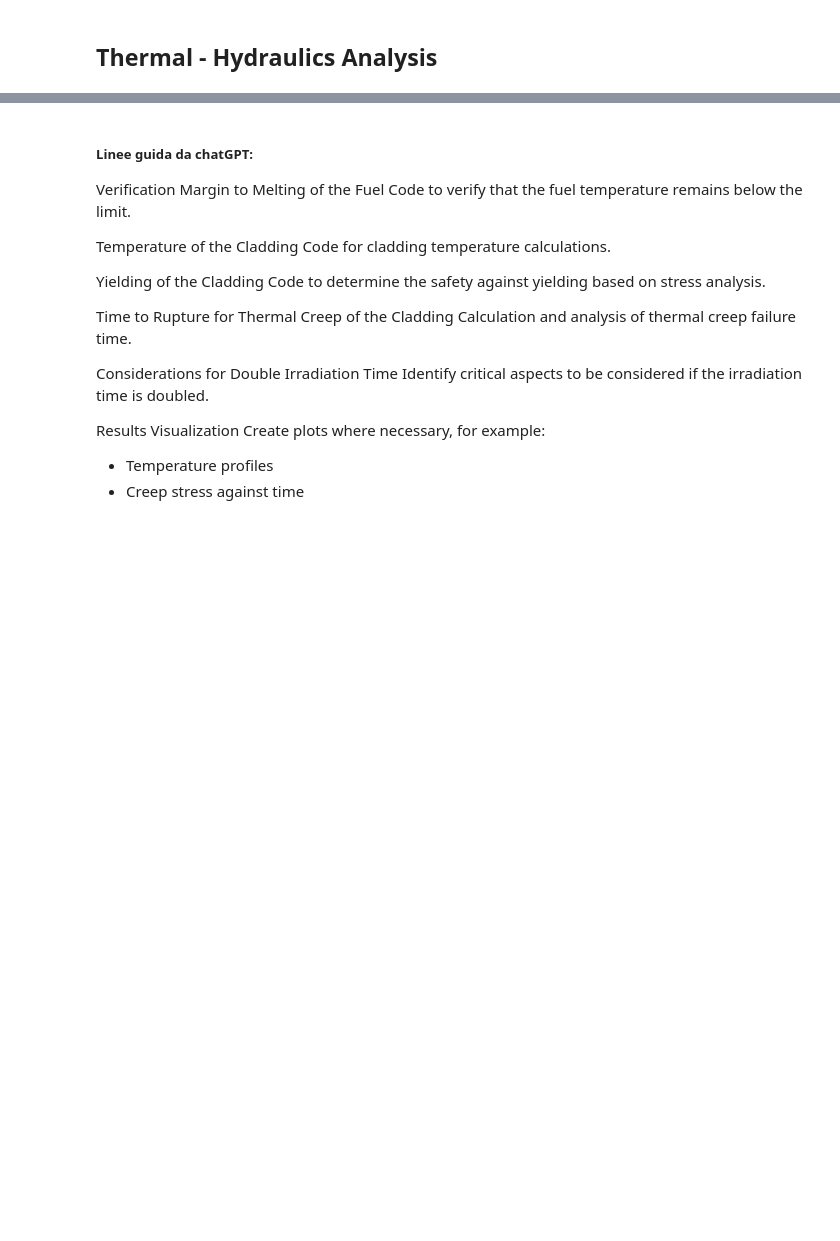
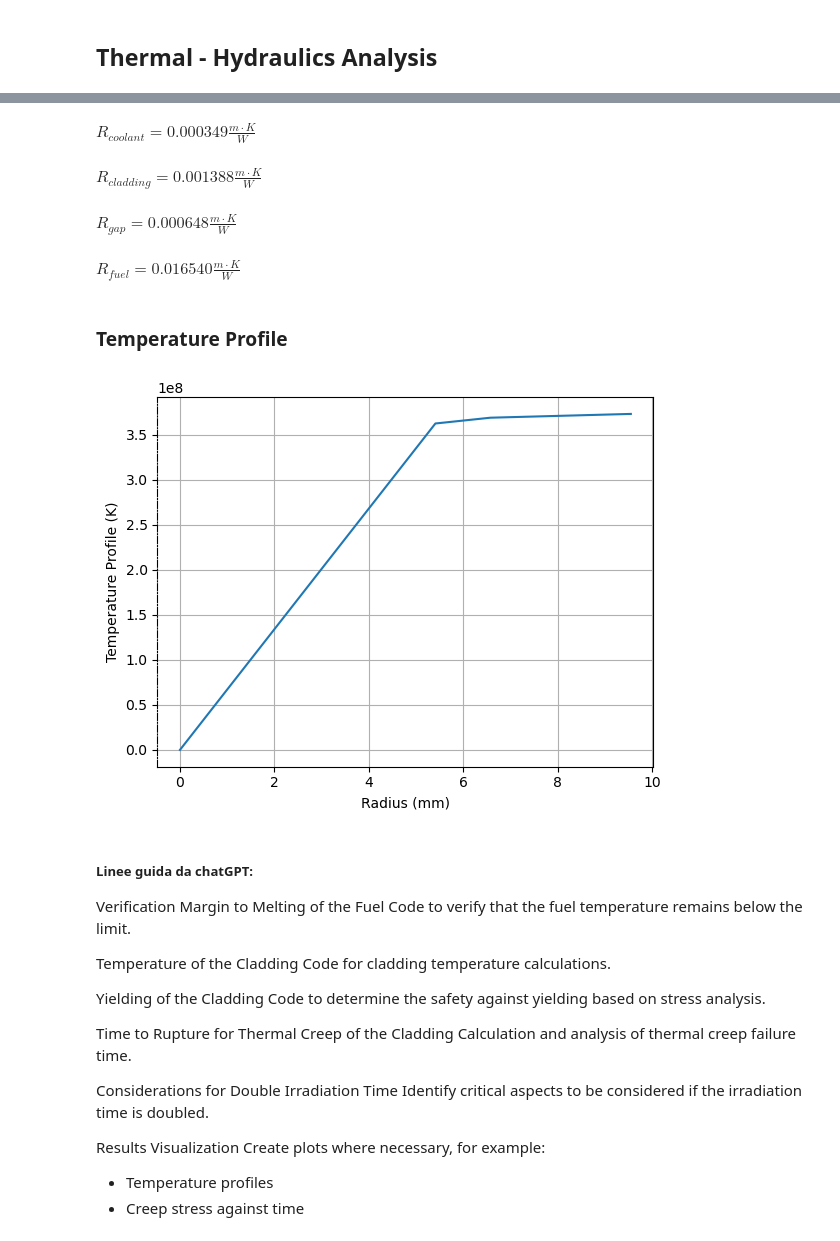
Before and after one commit to simo-pagliu/NDT-Homeworks, a Jupyter notebook: Homework.ipynb, the cells around one changed output, grey strips where cells are left out. Cells and saved outputs as stored; diff of their text form; code cells hidden in the pictures; blank space fills up the shorter version.

```diff
--- a/Homework.ipynb
+++ b/Homework.ipynb
@@ -87,10 +96,9 @@ Other data is saved as common variables
 fuel_column_height = 850  # mm
 fuel_pellet_outer_diameter = 5.42  # mm
 fuel_pellet_height = 7  # mm
-fuel_theoretical_density = 11.31  # g/cm^3
-fuel_density_percent_td = 94.5  # %
 fuel_grain_diameter = 10  # μm
 oxygen_to_metal_ratio = 1.957
+linear_power = 38.7e6  # W/m
 
 cladding_outer_diameter = 6.55  # mm
 initial_pressure_filling_gas = 0.1  # MPa
@@ -176,3 +213,80 @@ plt.show()
+# %%
+R_coolant = f.thermal_resistance_coolant(cladding_outer_diameter*1e-3/2, htc_coolant)
+display(Math(r'R_{coolant} =' + f'{R_coolant:.6f}' + r'\frac{m \cdot K}{W}'))
+# %% [output]
+$\displaystyle R_{coolant} =0.000349\frac{m \cdot K}{W}$
+# %%
+R_cladding = f.thermal_resistance_cladding(cladding_outer_diameter, fuel_pellet_outer_diameter, Cladding_mat_prop, Temperaure_Preliminary)
+display(Math(r'R_{cladding} =' + f'{R_cladding:.6f}' + r'\frac{m \cdot K}{W}'))
+# %% [output]
+$\displaystyle R_{cladding} =0.001388\frac{m \cdot K}{W}$
+# %%
+Temperature_Gas = Temperaure_Preliminary
+Temperature_Fuel_Out = Temperaure_Preliminary
+Temperature_Cladding_In = Temperaure_Preliminary
+
+thickness_cladding = 0.5e-3 # m ---> TO BE COMPUTED PROPERLY
+nominal_size =  cladding_outer_diameter - fuel_pellet_outer_diameter - thickness_cladding
+
+fuel_roughness = 0.5e-6 # m ---> TO BE COMPUTED PROPERLY
+cladding_roughness = 0.5e-6 # m ---> TO BE COMPUTED PROPERLY
+effective_size = nominal_size + fuel_roughness + cladding_roughness
+
+emissivity_fuel = 0.8 # TO BE COMPUTED PROPERLY
+emissivity_cladding = 0.8 # TO BE COMPUTED PROPERLY
+
+R_gap = f.thermal_resistance_gap(effective_size, 0, fuel_pellet_outer_diameter,
+                           Helium_mat_prop, 0, 0,
+                           Temperature_Gas, Temperature_Fuel_Out, Temperature_Cladding_In,
+                           0, 0, 0,
+                           emissivity_fuel, emissivity_cladding)
+display(Math(r'R_{gap} =' + f'{R_gap:.6f}' + r'\frac{m \cdot K}{W}'))
+# %% [output]
+$\displaystyle R_{gap} =0.000648\frac{m \cdot K}{W}$
+# %%
+Temperature_Fuel = Temperaure_Preliminary
+porosity = (fuel_theoretical_density - Fuel_mat_prop.Density) / Fuel_mat_prop.Density
+Pu_concentration = mol_qual[1]
+Burnup = 0
+R_fuel = f.thermal_resistance_fuel(Burnup, Temperature_Fuel, oxygen_to_metal_ratio, Pu_concentration, porosity)
+display(Math(r'R_{fuel} =' + f'{R_fuel:.6f}' + r'\frac{m \cdot K}{W}'))
+# %% [output]
+$\displaystyle R_{fuel} =0.016540\frac{m \cdot K}{W}$
+# %% [markdown]
+### Temperature Profile
+# %%
+reference_power_density = linear_power
+
+def temperature_profile(power, thermal_resistance, T_init):
+    T_final = T_init + power * thermal_resistance
+    return T_final
+
+r_plot = np.linspace(0, cladding_outer_diameter + 3, 1000)
+
+T_plot = []
+for i, r in enumerate(r_plot):
+    if r < fuel_pellet_outer_diameter:
+        R = R_fuel
+    elif r < fuel_pellet_outer_diameter + thickness_cladding:
+        R = R_gap
+    elif r < cladding_outer_diameter:
+        R = R_cladding
+    else:
+        R = R_coolant
+
+    if i == 0:
+        T_plot.append(Temperaure_Preliminary)
+    else:
+        T_plot.append(temperature_profile(reference_power_density, R, T_plot[i-1]))
+
+plt.plot(r_plot, T_plot)
+plt.grid()
+plt.ylabel("Temperature Profile (K)")
+plt.xlabel("Radius (mm)")
+plt.gca().spines['left'].set_linestyle('-.')
+plt.show()
+# %% [output]
+[figure, added]
 # %% [markdown]
 ##### Linee guida da chatGPT:
 
```
Also changed, not shown: parts of 9 cells of this notebook.
